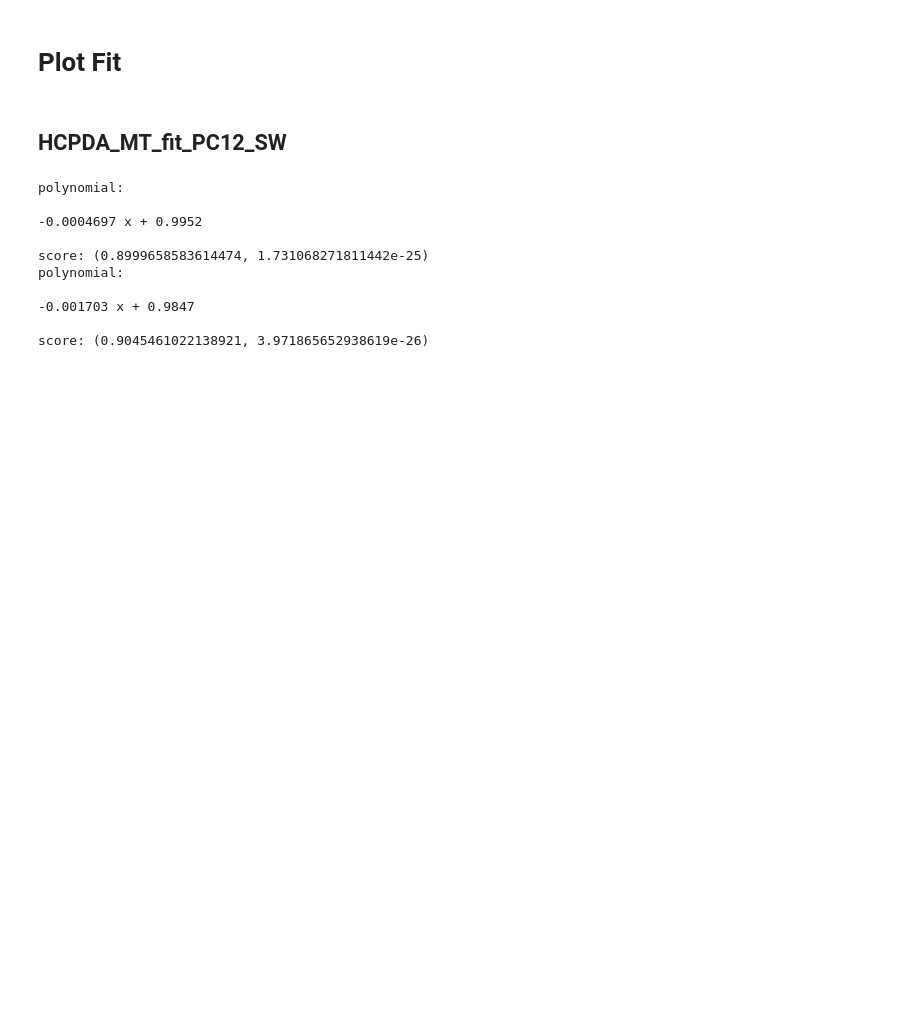
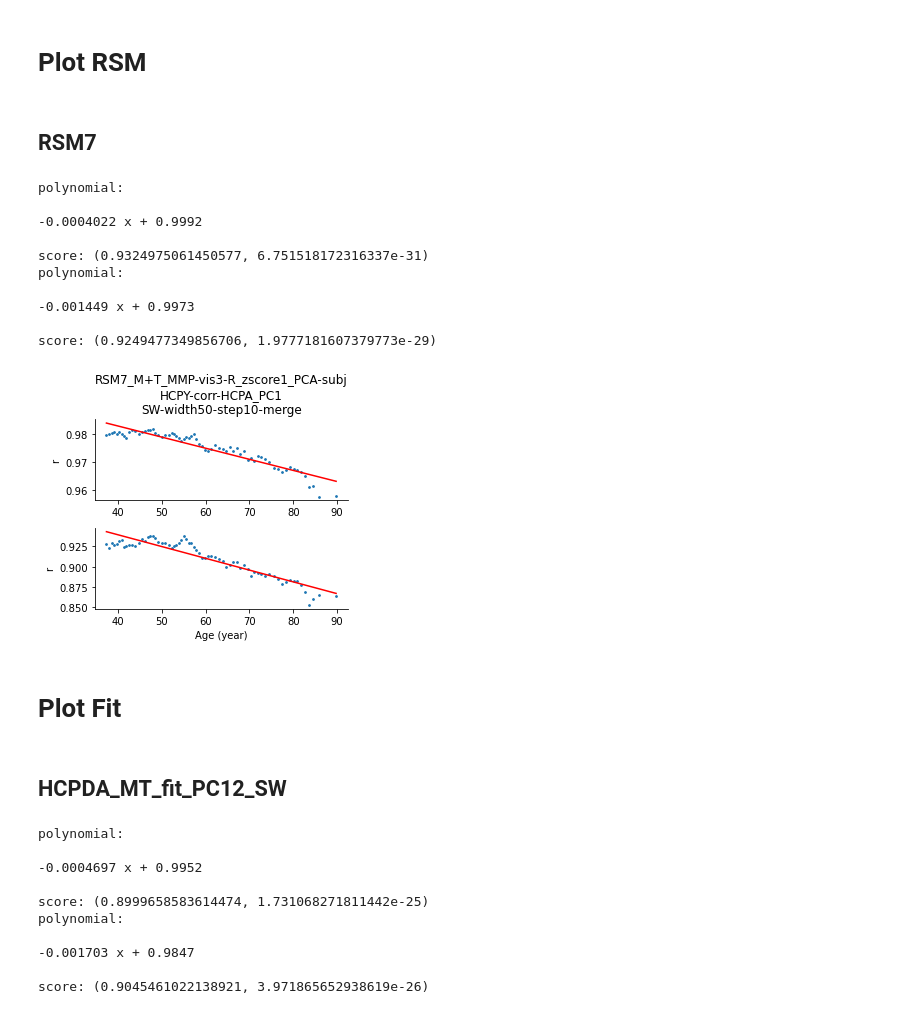
Before and after one commit to BNUCNL/nibrain, a Jupyter notebook: cxy_visual_dev/scripts/plot_scatter.ipynb, the cells around one changed output. Cells and saved outputs as stored; diff of their text form; code cells hidden in the pictures; blank space fills up the shorter version.

```diff
--- a/cxy_visual_dev/scripts/plot_scatter.ipynb
+++ b/cxy_visual_dev/scripts/plot_scatter.ipynb
@@ -14,6 +14,61 @@ anal_dir = pjoin(proj_dir, 'analysis')
 work_dir = pjoin(anal_dir, 'plot/scatter')
 if not os.path.isdir(work_dir):
     os.makedirs(work_dir)
+# %% [markdown]
+# Plot RSM
+# %% [markdown]
+## RSM7
+# %%
+# n_win = 61
+# dataset_name = 'HCPD'
+
+n_win = 68
+dataset_name = 'HCPA'
+
+figsize=(4.5, 4)
+pc_names = ['C1', 'C2']
+title1 = 'RSM7_M+T_MMP-vis3-R_zscore1_PCA-subj'
+title3 = 'SW-width50-step10-merge'
+
+n_pc = len(pc_names)
+fpath = pjoin(anal_dir, f'RSM/{title1}_HCPY_corr_{dataset_name}_{title3}.pkl')
+out_file = pjoin(work_dir, f"RSM7_{dataset_name}.jpg")
+data = pkl.load(open(fpath, 'rb'))
+fig, axes = plt.subplots(n_pc, 1, figsize=figsize)
+x = data['age in months'] / 12
+for pc_idx, pc_name in enumerate(pc_names):
+    title2 = f'HCPY-corr-{dataset_name}_P{pc_name}'
+    cols = [f'HCPY-{pc_name}_corr_Win{i}' for i in range(1, n_win + 1)]
+    row_idx = row_indices = data['row_name'].index(pc_name)
+    col_indices = [data['col_name'].index(i) for i in cols]
+    ax = axes[pc_idx]
+    y = data['r'][row_idx][col_indices]
+    plot_polyfit(x, y, 1, color='r', s=3, ax=ax)
+    if pc_idx == 0:
+        ax.set_title(f'{title1}\n{title2}\n{title3}')
+    if pc_idx == n_pc - 1:
+        ax.set_xlabel('Age (year)')
+    ax.set_ylabel('r')
+    ax.spines['top'].set_visible(False)
+    ax.spines['right'].set_visible(False)
+
+fig.tight_layout()
+if out_file is None:
+    fig.show()
+else:
+    fig.savefig(out_file)
+# %% [output]
+polynomial:
+
+-0.0004022 x + 0.9992
+
+score: (0.9324975061450577, 6.751518172316337e-31)
+polynomial:
+
+-0.001449 x + 0.9973
+
+score: (0.9249477349856706, 1.9777181607379773e-29)
+[figure, added]
 # %% [markdown]
 # Plot Fit
 # %% [markdown]
```
Also changed, not shown: 1 other file.
